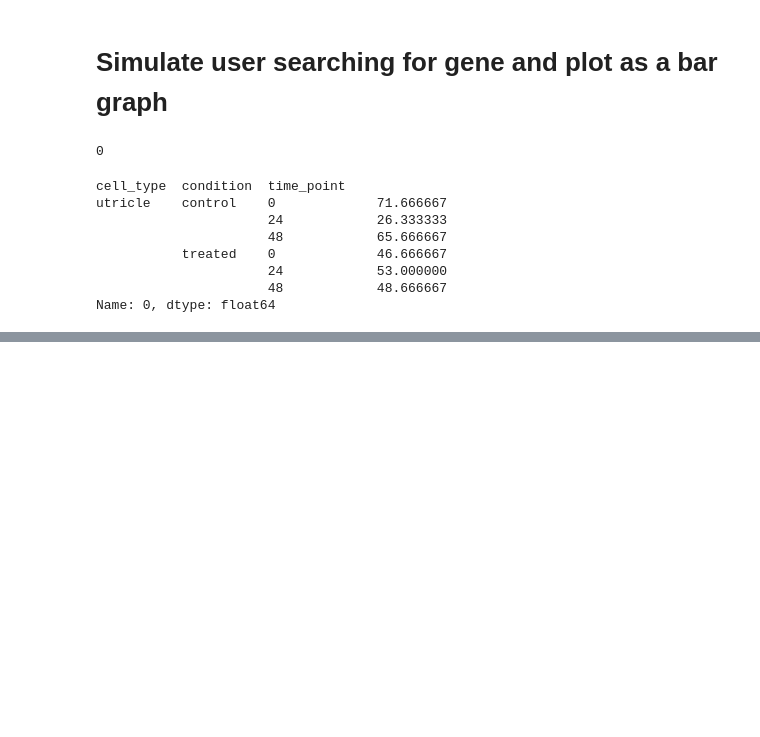
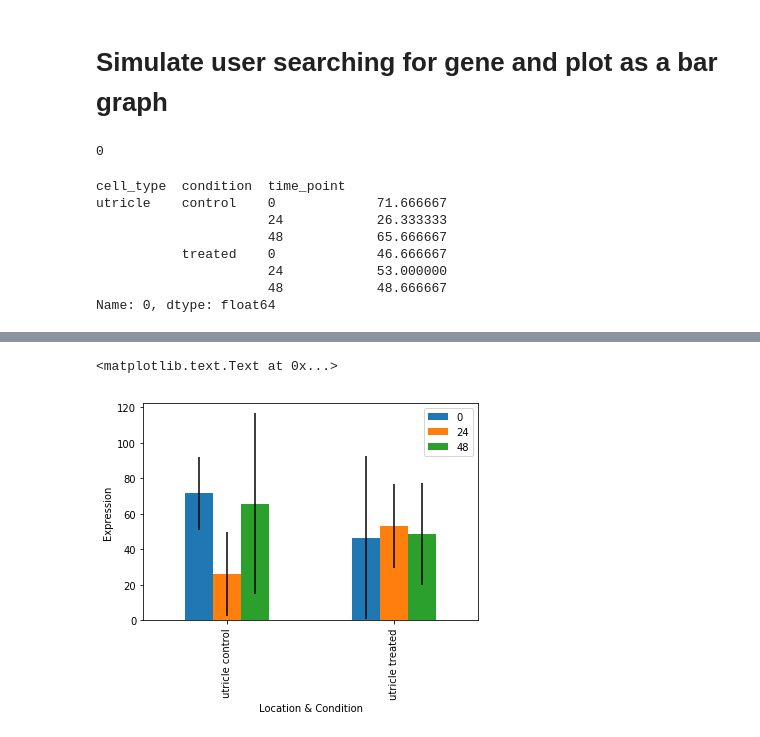
Before and after one commit to dolleyj/jupyter_notebooks, a Jupyter notebook: plot_bargraph.ipynb, the cells around one changed output, grey strips where cells are left out. Saved outputs shown, nothing was run; the diff lists cells and outputs as text; code cells hidden in the pictures; blank space fills up the shorter version.

Commit message:
adds latest version of bargraph (last cell)

```diff
--- a/plot_bargraph.ipynb
+++ b/plot_bargraph.ipynb
@@ -170,0 +133,35 @@ AttributeError: 'DataFrame' object has no attribute 'vals'
+# %%
+#TRY TO SORT TO MATCH gEAR LAYOUT
+# Get mean expressions for the gene
+expression_means = pd.DataFrame(adata.Xmean.iloc[:,gene_index])
+
+# Get std
+expression_stds = pd.DataFrame(adata.Xstd.iloc[:,gene_index])
+
+# print(expression_means.values)
+# print(expression_stds.values)
+
+# Get time point label for each bar
+conditions_per_grouping = expression_means.index.levels[1].size
+bar_labels = expression_means.unstack().columns.levels[1].tolist()# * conditions_per_grouping
+# print(bar_labels)
+
+# add x-axis tick labels
+condition_tuples = expression_means.unstack().index.tolist()
+
+x_ticks = list()
+for (cell_type, condition) in condition_tuples:
+    x_ticks.append(cell_type + " " + condition)
+
+# Combo of these 2 links herlped to get me the following plot
+# https://stackoverflow.com/a/13876784/2900840
+# https://scentellegher.github.io/programming/2017/07/15/pandas-groupby-multiple-columns-plot.html
+
+ax = expression_means.unstack().plot(kind='bar', yerr=expression_stds.unstack())
+ax.legend(labels=bar_labels)
+ax.set_xticklabels(x_ticks)
+ax.set_ylabel("Expression")
+ax.set_xlabel("Location & Condition")
+# %% [output]
+<matplotlib.text.Text at 0x...>
+[figure, added]
```
Also changed, not shown: parts of 4 cells of this notebook.
